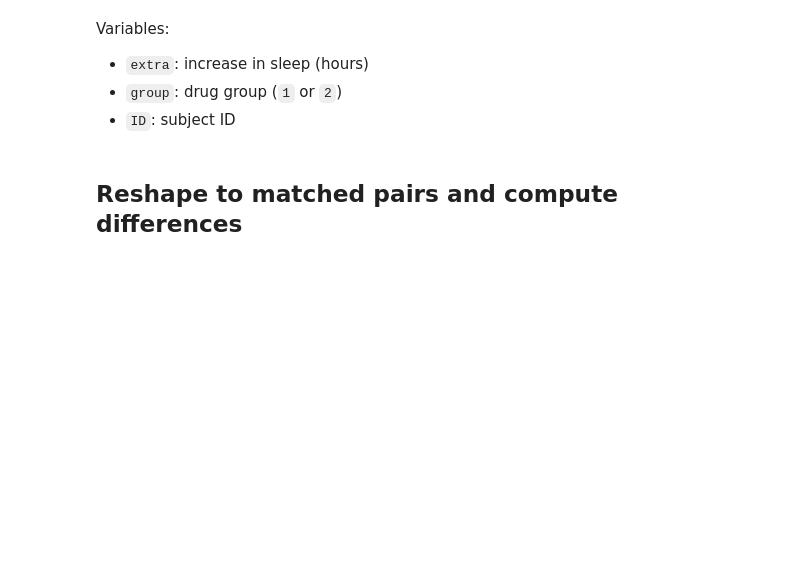
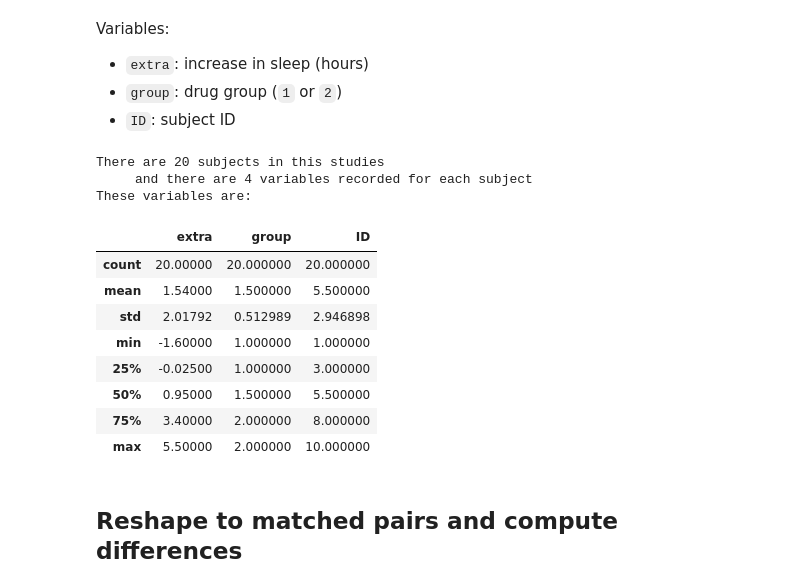
Before and after one commit to fjhickernell/HIckernellClassLib, a Jupyter notebook: classlib/notebooks/matched_pairs_sleep_study.ipynb, the cells around one changed output. Drawn from its saved outputs; the diff is of its cells as text; code cells hidden in the pictures; blank space fills up the shorter version.

```diff
--- a/classlib/notebooks/matched_pairs_sleep_study.ipynb
+++ b/classlib/notebooks/matched_pairs_sleep_study.ipynb
@@ -54,3 +59,22 @@ sleep[["extra", "group", "ID"]].describe(include="all")
+# %%
+n_subject, n_var = sleep.shape
+print(f"There are {n_subject} subjects in this studies")
+print(f"     and there are {n_var} variables recorded for each subject")
+print(f"These variables are:")
+sleep[["extra", "group", "ID"]].describe(include="all")
+# %% [output]
+There are 20 subjects in this studies
+     and there are 4 variables recorded for each subject
+These variables are:
+|  | extra | group | ID |
+| count | 20.00000 | 20.000000 | 20.000000 |
+| mean | 1.54000 | 1.500000 | 5.500000 |
+| std | 2.01792 | 0.512989 | 2.946898 |
+| min | -1.60000 | 1.000000 | 1.000000 |
+| 25% | -0.02500 | 1.000000 | 3.000000 |
+| 50% | 0.95000 | 1.500000 | 5.500000 |
+| 75% | 3.40000 | 2.000000 | 8.000000 |
+| max | 5.50000 | 2.000000 | 10.000000 |
 # %% [markdown]
 ## Reshape to matched pairs and compute differences
 # %%
```
Also changed, not shown: parts of 12 cells of this notebook, 2 other files.
